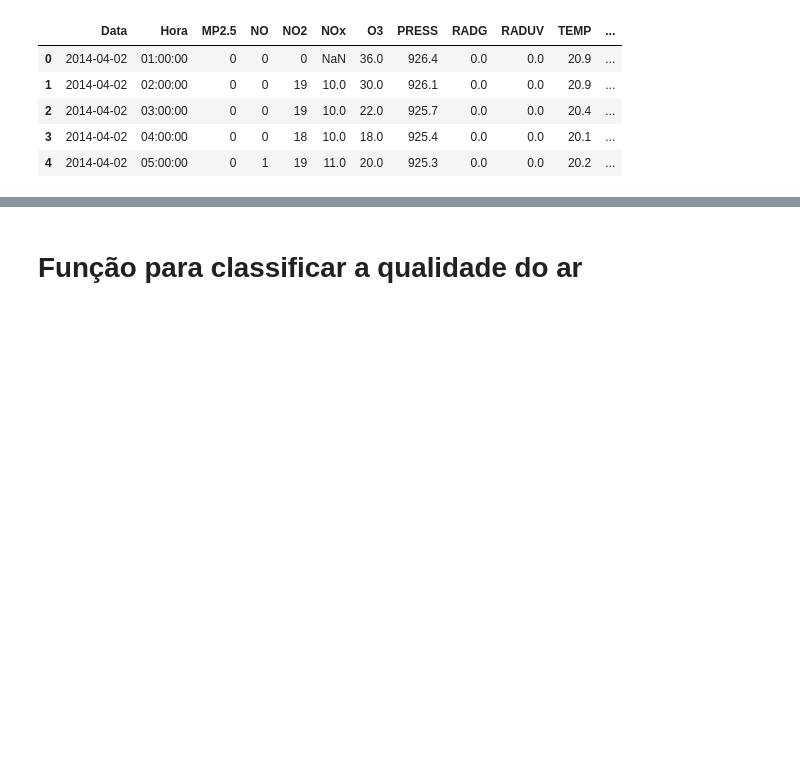
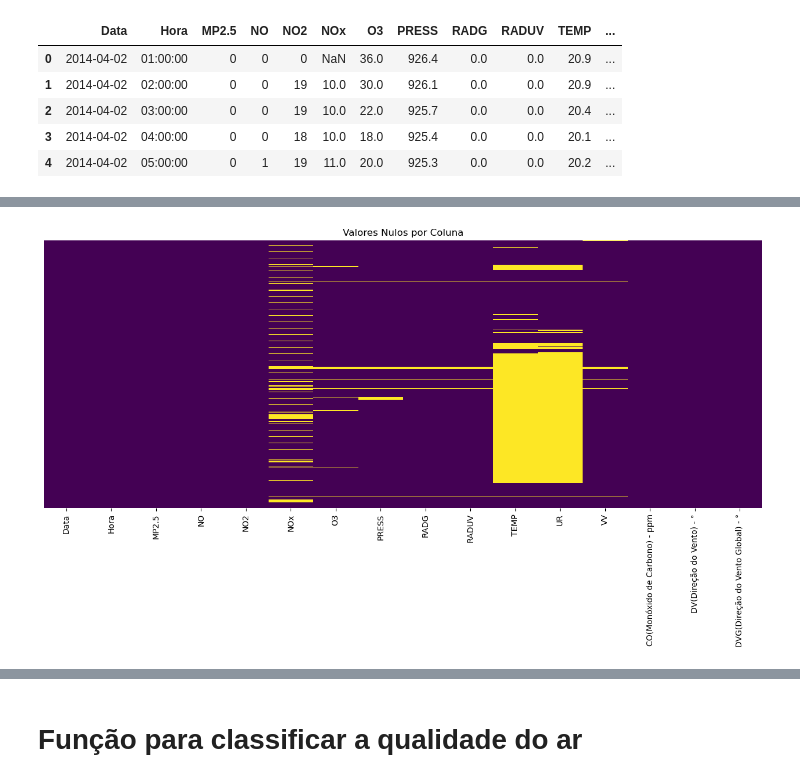
Before and after one commit to kellygaioni/ds_by_kelly, a Jupyter notebook: dados_cetesb.ipynb, the cells around one changed output, grey strips where cells are left out. Saved outputs shown, nothing was run; the diff lists cells and outputs as text; code cells hidden in the pictures; blank space fills up the shorter version.

Commit message:
Encaminho algumas sugestões complementares para a análise dos dados da CETESB.

```diff
--- a/dados_cetesb.ipynb
+++ b/dados_cetesb.ipynb
@@ -36,7 +61,7 @@ from sklearn.metrics import mean_squared_error, r2_score
 # %% [markdown]
 # Importação da base extraída do site da Cetesb
 # %%
-df = pd.read_excel('Dados Cetesb Completo.xlsx')
+df = pd.read_excel('C:/_dev/temp/PI4/Dados Cetesb Completo.xlsx')
 # %%
 df.head()
 # %% [output]
@@ -80,0 +129,8 @@ memory usage: 10.7+ MB
+# %%
+# avaliar graficamente quantidade de valores nulos considerando mes-ano no eixo Y
+plt.figure(figsize=(16,6))
+sns.heatmap(df.isnull(), cbar=False, cmap='viridis', yticklabels=False)
+plt.title('Valores Nulos por Coluna')
+plt.show()
+# %% [output]
+[figure, added]
```
Also changed, not shown: parts of 11 cells of this notebook.
